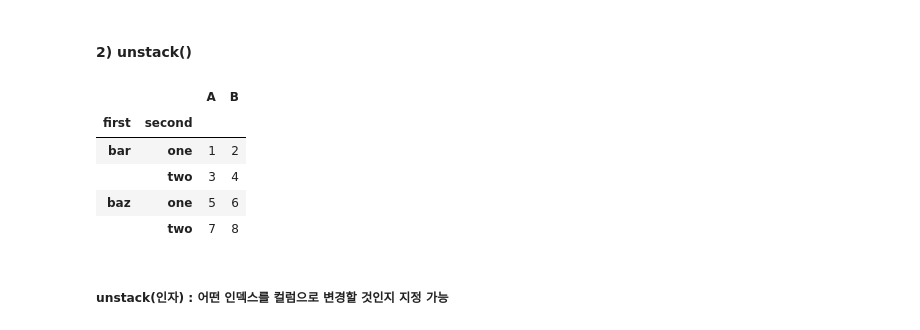
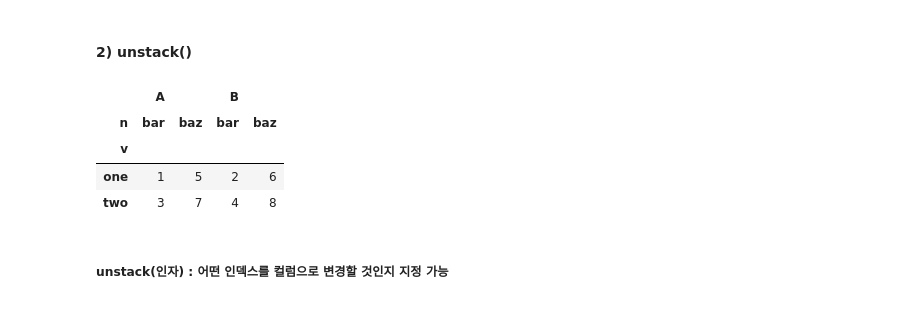
Before and after one commit to rhdrks9898/pythonsource, a Jupyter notebook: analytics/Reshaping data - stack과 unstack.ipynb, the cells around one changed output. Drawn from its saved outputs; the diff is of its cells as text; code cells hidden in the pictures.

```diff
--- a/analytics/Reshaping data - stack과 unstack.ipynb
+++ b/analytics/Reshaping data - stack과 unstack.ipynb
@@ -3,6 +8,13 @@
 # %% [markdown]
 ### 멀티인덱스
 # %%
+df = pd.DataFrame({
+    'a':[4,5,6],
+    'b':[7,8,9],
+    'c':[10,11,12],
+}, index=pd.MultiIndex.from_tuples([('d',1),('d',2),('e',2)], names=['n','v']))
+
+df
 # %% [output]
 |  |  | a | b | c |
 | n | v |  |  |  |
@@ -73,4 +102,6 @@ https://pandas.pydata.org/docs/reference/api/pandas.DataFrame.stack.html
 # %% [markdown]
 #### 1) stack()
 # %%
+stack_df = df.stack()
+stack_df
 # %% [output]
@@ -98,13 +121,13 @@ stack(level=-1, dropna=True) 레벨 값을 주지 않으면 가장 뒤에 있는
 # %% [markdown]
 #### 2) unstack()
 # %%
+stack_df.unstack(0)
 # %% [output]
-|  |  | A | B |
-| first | second |  |  |
-| bar | one | 1 | 2 |
-|  | two | 3 | 4 |
-| baz | one | 5 | 6 |
-|  | two | 7 | 8 |
+|  | A |  | B |  |
+| n | bar | baz | bar | baz |
+| v |  |  |  |  |
+| one | 1 | 5 | 2 | 6 |
+| two | 3 | 7 | 4 | 8 |
 # %% [markdown]
 ##### unstack(인자) : 어떤 인덱스를 컬럼으로 변경할 것인지 지정 가능
 # %%
```
Also changed, not shown: parts of 18 cells of this notebook, 9 other files.
